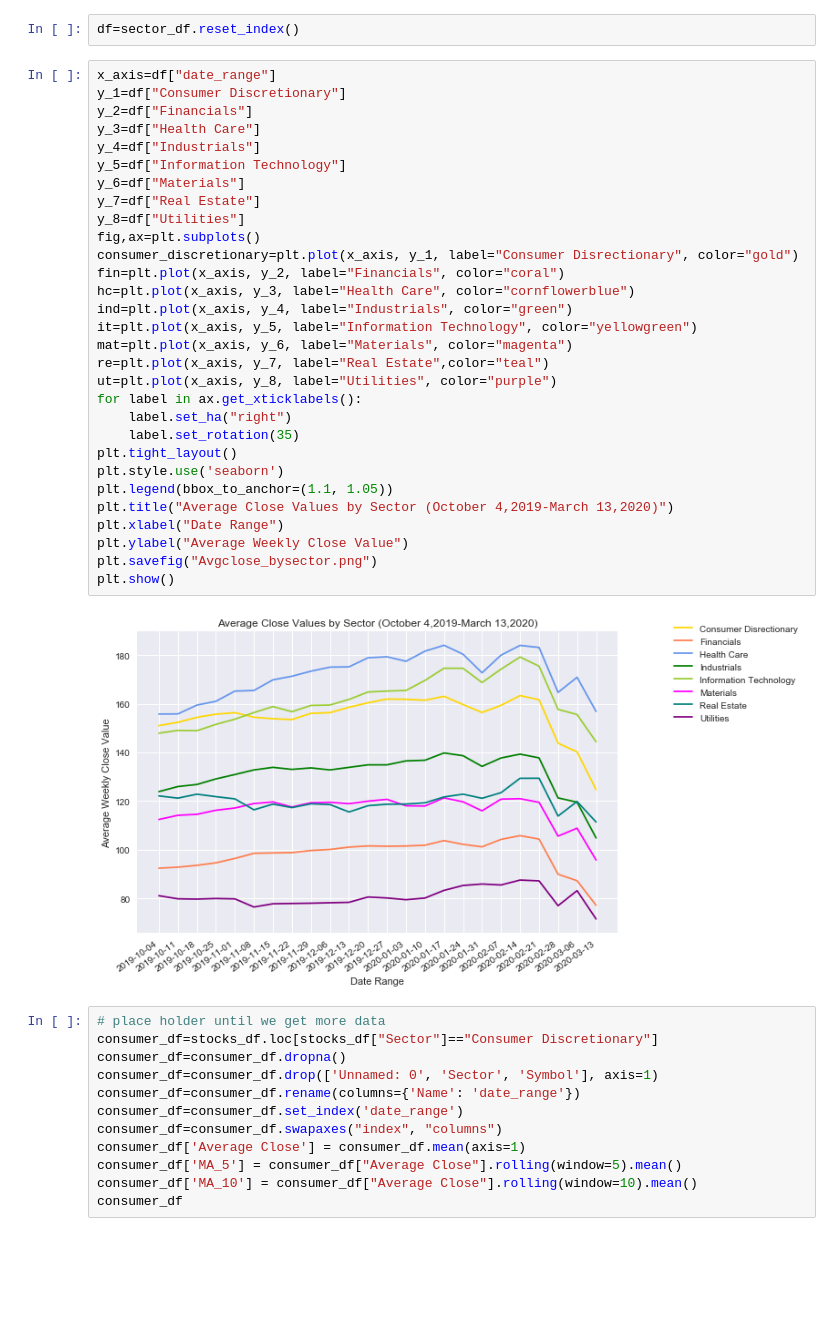
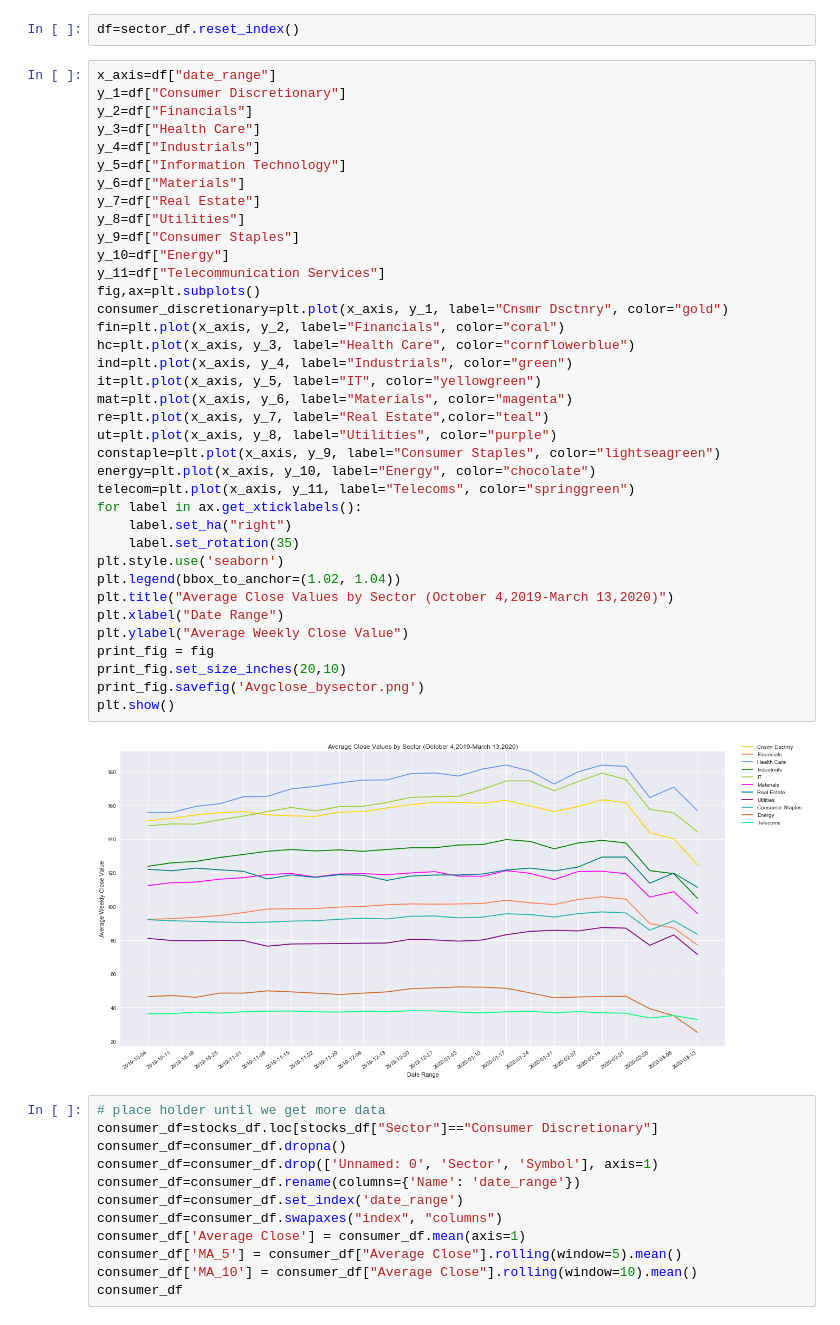
Before and after one commit to bhhnguyen/DataViz-Proj1, a Jupyter notebook: margeaux_code.ipynb, the cells around one changed output. Saved outputs shown, nothing was run; the diff lists cells and outputs as text; blank space fills up the shorter version.

Commit message:
updated code to not cut off labels

```diff
--- a/margeaux_code.ipynb
+++ b/margeaux_code.ipynb
@@ -152,35 +145,42 @@ df=sector_df.reset_index()
 # %%
 x_axis=df["date_range"]
 y_1=df["Consumer Discretionary"]
 y_2=df["Financials"]
 y_3=df["Health Care"]
 y_4=df["Industrials"]
 y_5=df["Information Technology"]
 y_6=df["Materials"]
 y_7=df["Real Estate"]
 y_8=df["Utilities"]
+y_9=df["Consumer Staples"]
+y_10=df["Energy"]
+y_11=df["Telecommunication Services"]
 fig,ax=plt.subplots()
-consumer_discretionary=plt.plot(x_axis, y_1, label="Consumer Disrectionary", color="gold")
+consumer_discretionary=plt.plot(x_axis, y_1, label="Cnsmr Dsctnry", color="gold")
 fin=plt.plot(x_axis, y_2, label="Financials", color="coral")
 hc=plt.plot(x_axis, y_3, label="Health Care", color="cornflowerblue")
 ind=plt.plot(x_axis, y_4, label="Industrials", color="green")
-it=plt.plot(x_axis, y_5, label="Information Technology", color="yellowgreen")
+it=plt.plot(x_axis, y_5, label="IT", color="yellowgreen")
 mat=plt.plot(x_axis, y_6, label="Materials", color="magenta")
 re=plt.plot(x_axis, y_7, label="Real Estate",color="teal")
 ut=plt.plot(x_axis, y_8, label="Utilities", color="purple")
+constaple=plt.plot(x_axis, y_9, label="Consumer Staples", color="lightseagreen")
+energy=plt.plot(x_axis, y_10, label="Energy", color="chocolate")
+telecom=plt.plot(x_axis, y_11, label="Telecoms", color="springgreen")
 for label in ax.get_xticklabels():
     label.set_ha("right")
     label.set_rotation(35)
-plt.tight_layout()
 plt.style.use('seaborn')
-plt.legend(bbox_to_anchor=(1.1, 1.05))
+plt.legend(bbox_to_anchor=(1.02, 1.04))
 plt.title("Average Close Values by Sector (October 4,2019-March 13,2020)")
 plt.xlabel("Date Range")
 plt.ylabel("Average Weekly Close Value")
-plt.savefig("Avgclose_bysector.png")
+print_fig = fig
+print_fig.set_size_inches(20,10)
+print_fig.savefig('Avgclose_bysector.png')
 plt.show()
 # %% [output]
-[figure, old version]
+[figure, new version]
 # %%
 # place holder until we get more data
 consumer_df=stocks_df.loc[stocks_df["Sector"]=="Consumer Discretionary"]
```
Also changed, not shown: parts of 10 cells of this notebook, 1 other file.
